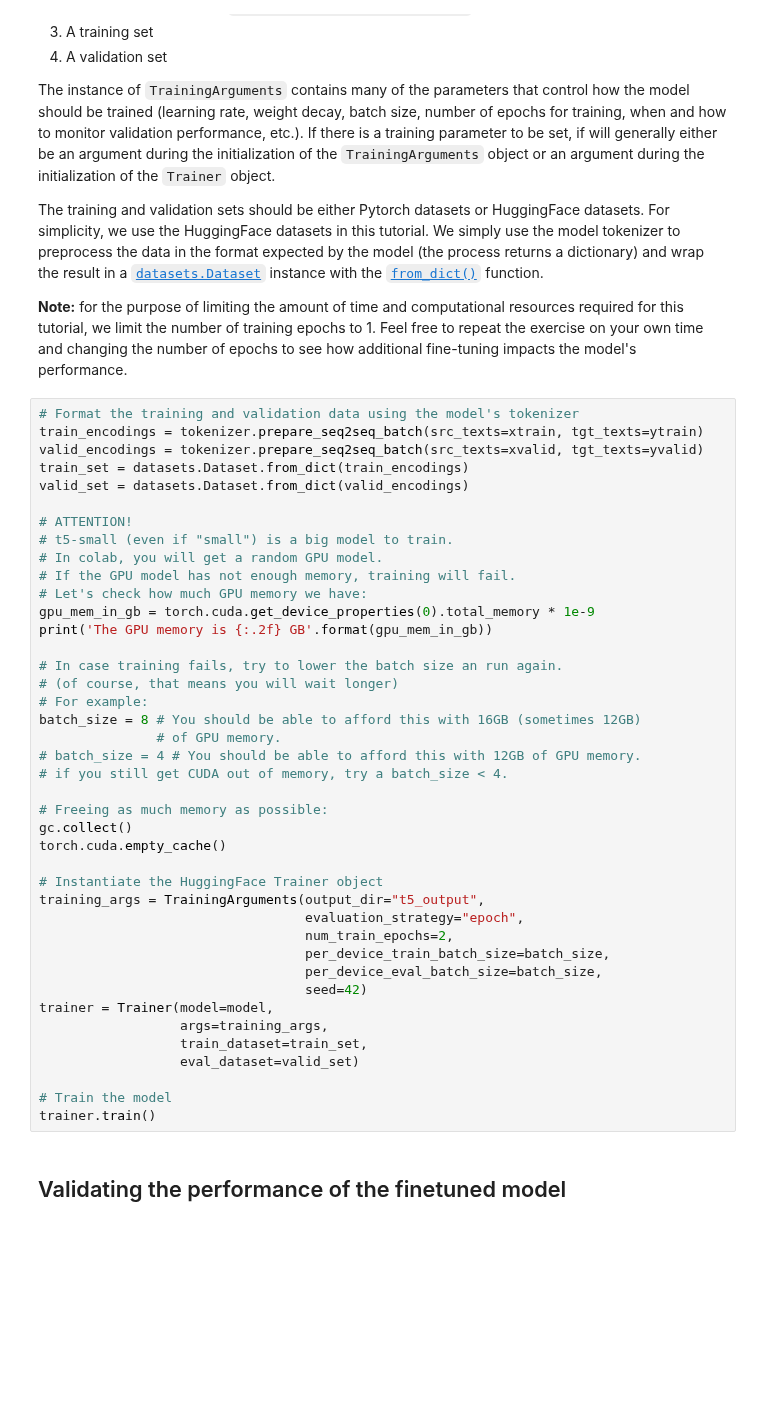
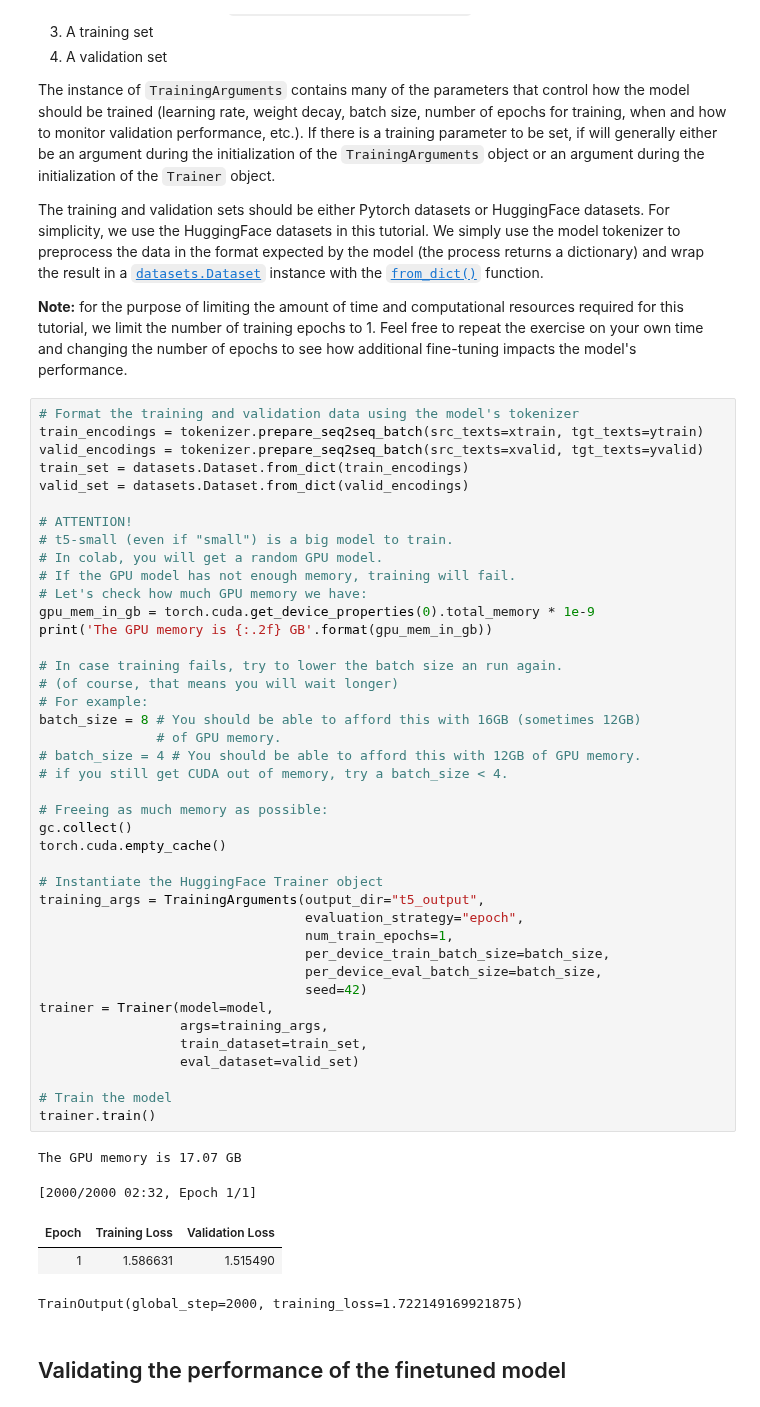
Before and after one commit to delemarchand2020/IVADO_MILA_DL, a Jupyter notebook: week4_RNN_Seq_NLP_denis_lemarchand.ipynb, the cells around one changed output. Drawn from its saved outputs; the diff is of its cells as text; blank space fills up the shorter version.

```diff
--- a/week4_RNN_Seq_NLP_denis_lemarchand.ipynb
+++ b/week4_RNN_Seq_NLP_denis_lemarchand.ipynb
@@ -1533,34 +1533,40 @@ valid_set = datasets.Dataset.from_dict(valid_encodings)
 # If the GPU model has not enough memory, training will fail.
 # Let's check how much GPU memory we have:
 gpu_mem_in_gb = torch.cuda.get_device_properties(0).total_memory * 1e-9
 print('The GPU memory is {:.2f} GB'.format(gpu_mem_in_gb))
 
 # In case training fails, try to lower the batch size an run again.
 # (of course, that means you will wait longer)
 # For example:
 batch_size = 8 # You should be able to afford this with 16GB (sometimes 12GB)
                # of GPU memory.
 # batch_size = 4 # You should be able to afford this with 12GB of GPU memory.
 # if you still get CUDA out of memory, try a batch_size < 4.
 
 # Freeing as much memory as possible:
 gc.collect()
 torch.cuda.empty_cache()
 
 # Instantiate the HuggingFace Trainer object
 training_args = TrainingArguments(output_dir="t5_output",
                                   evaluation_strategy="epoch",
-                                  num_train_epochs=2,
+                                  num_train_epochs=1,
                                   per_device_train_batch_size=batch_size,
                                   per_device_eval_batch_size=batch_size,
                                   seed=42)
 trainer = Trainer(model=model,
                   args=training_args,
                   train_dataset=train_set,
                   eval_dataset=valid_set)
 
 # Train the model
 trainer.train()
+# %% [output]
+The GPU memory is 17.07 GB
+[2000/2000 02:32, Epoch 1/1]
+| Epoch | Training Loss | Validation Loss |
+| 1 | 1.586631 | 1.515490 |
+TrainOutput(global_step=2000, training_loss=1.722149169921875)
 # %% [markdown]
 ## Validating the performance of the finetuned model
 # %% [markdown]
```
Also changed, not shown: parts of 5 cells of this notebook.
